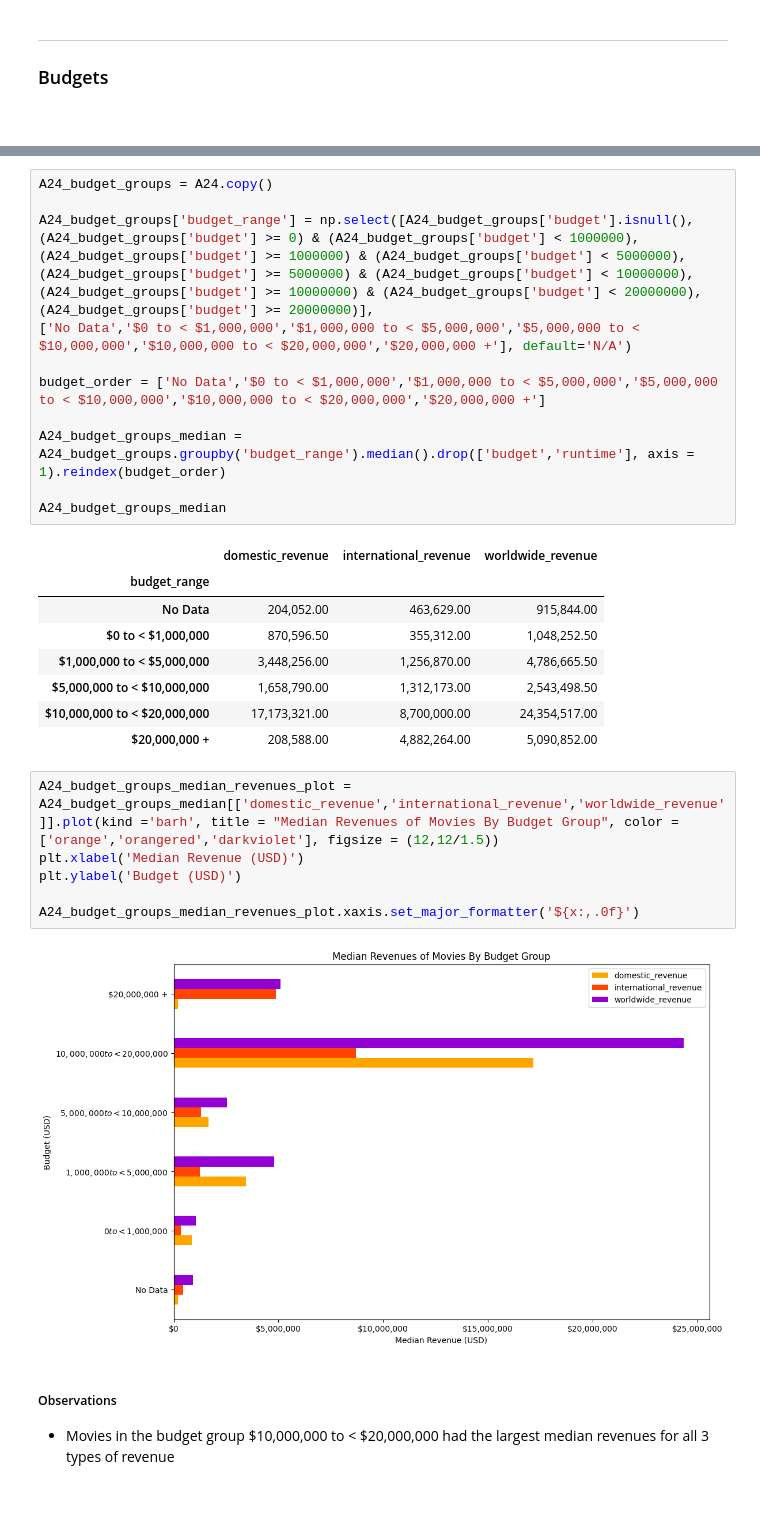
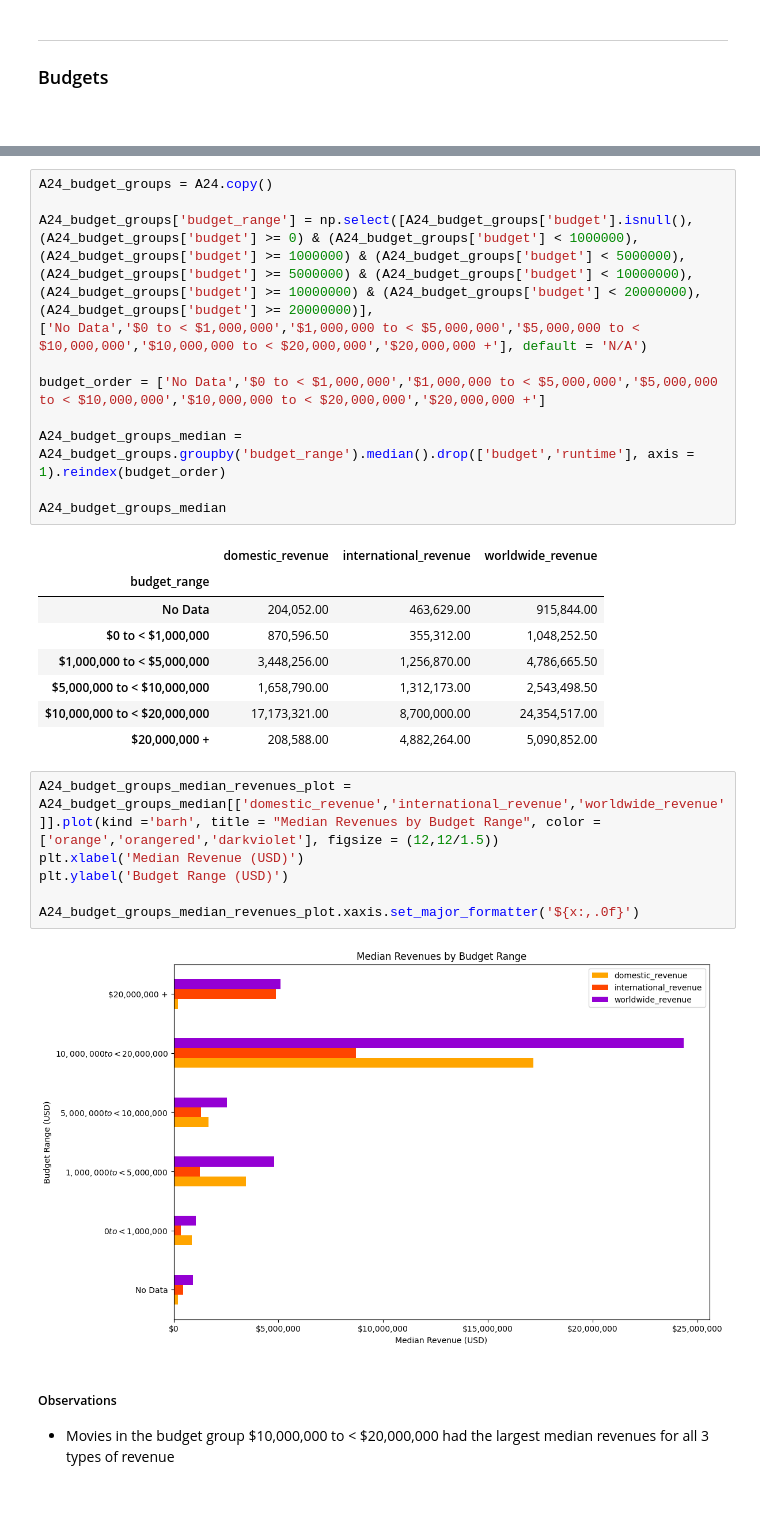
Before and after one commit to AlexPMorton/A24-Movies-EDA, a Jupyter notebook: A24_EDA.ipynb, the cells around one changed output, grey strips where cells are left out. Cells and saved outputs as stored; diff of their text form.

```diff
--- a/A24_EDA.ipynb
+++ b/A24_EDA.ipynb
@@ -645,7 +643,7 @@ A24_budget_groups['budget_range'] = np.select([A24_budget_groups['budget'].isnul
 (A24_budget_groups['budget'] >= 5000000) & (A24_budget_groups['budget'] < 10000000),
 (A24_budget_groups['budget'] >= 10000000) & (A24_budget_groups['budget'] < 20000000),
 (A24_budget_groups['budget'] >= 20000000)],
-['No Data','$0 to < $1,000,000','$1,000,000 to < $5,000,000','$5,000,000 to < $10,000,000','$10,000,000 to < $20,000,000','$20,000,000 +'], default='N/A')
+['No Data','$0 to < $1,000,000','$1,000,000 to < $5,000,000','$5,000,000 to < $10,000,000','$10,000,000 to < $20,000,000','$20,000,000 +'], default = 'N/A')
 
 budget_order = ['No Data','$0 to < $1,000,000','$1,000,000 to < $5,000,000','$5,000,000 to < $10,000,000','$10,000,000 to < $20,000,000','$20,000,000 +']
 
@@ -662,13 +660,13 @@ A24_budget_groups_median
 | $10,000,000 to < $20,000,000 | 17,173,321.00 | 8,700,000.00 | 24,354,517.00 |
 | $20,000,000 + | 208,588.00 | 4,882,264.00 | 5,090,852.00 |
 # %%
-A24_budget_groups_median_revenues_plot = A24_budget_groups_median[['domestic_revenue','international_revenue','worldwide_revenue']].plot(kind ='barh', title = "Median Revenues of Movies By Budget Group", color = ['orange','orangered','darkviolet'], figsize = (12,12/1.5))
+A24_budget_groups_median_revenues_plot = A24_budget_groups_median[['domestic_revenue','international_revenue','worldwide_revenue']].plot(kind ='barh', title = "Median Revenues by Budget Range", color = ['orange','orangered','darkviolet'], figsize = (12,12/1.5))
 plt.xlabel('Median Revenue (USD)')
-plt.ylabel('Budget (USD)')
+plt.ylabel('Budget Range (USD)')
 
 A24_budget_groups_median_revenues_plot.xaxis.set_major_formatter('${x:,.0f}')
 # %% [output]
-[figure, old version]
+[figure, new version]
 # %% [markdown]
 ##### Observations
 - Movies in the budget group \$10,000,000 to < \$20,000,000 had the largest median revenues for all 3 types of revenue
```
Also changed, not shown: parts of 54 cells of this notebook.
